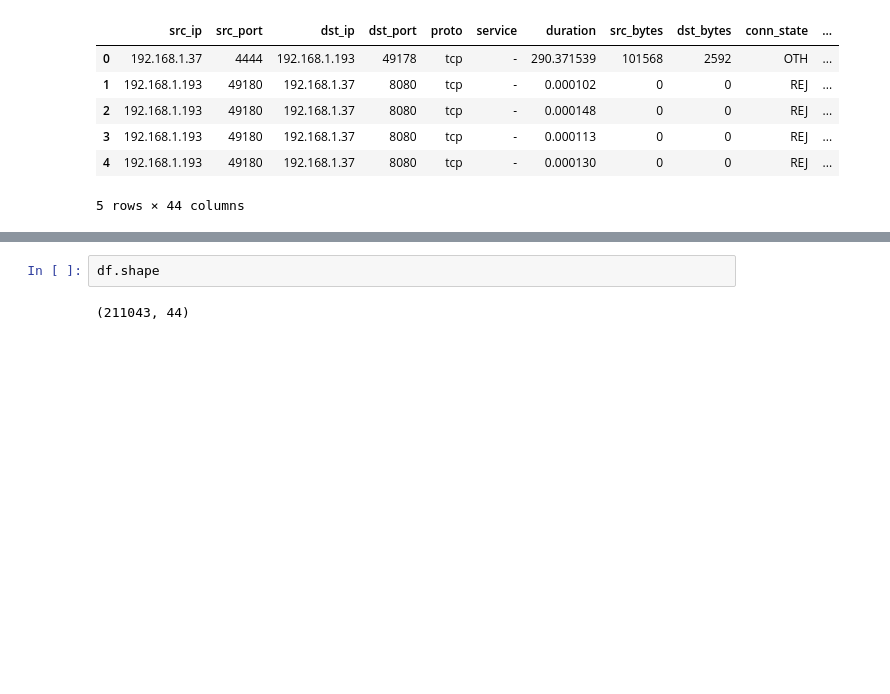
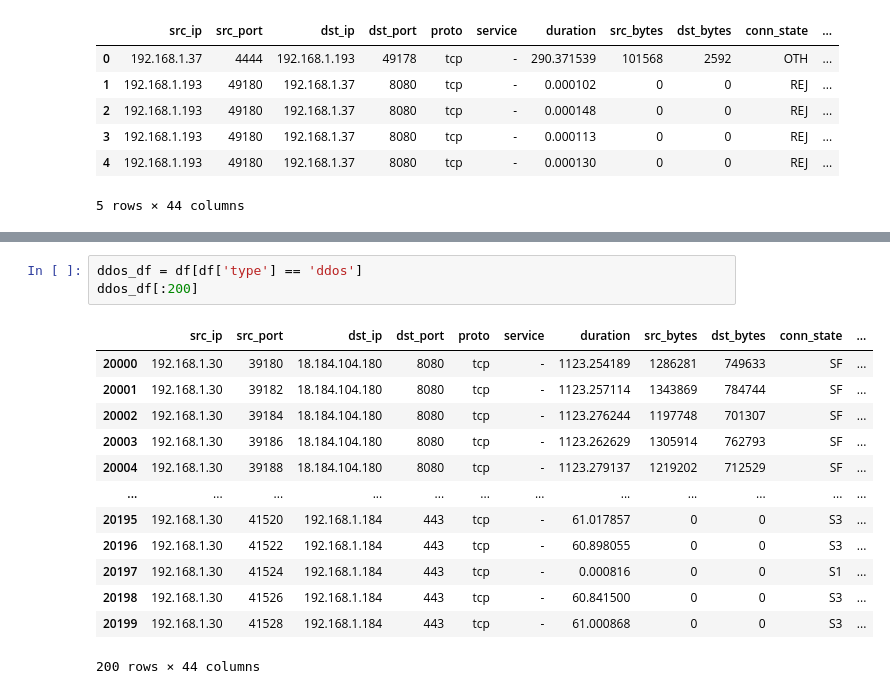
Before and after one commit to learningnoobi/anamoly-detection, a Jupyter notebook: notebooks/check.ipynb, the cells around one changed output, grey strips where cells are left out. Cells and saved outputs as stored; diff of their text form; blank space fills up the shorter version.

```diff
--- a/notebooks/check.ipynb
+++ b/notebooks/check.ipynb
@@ -28,6 +27,19 @@ df.head()
 5 rows × 44 columns
 # %%
-df.shape
+ddos_df = df[df['type'] == 'ddos']
+ddos_df[:200]
 # %% [output]
+|  | src_ip | src_port | dst_ip | dst_port | proto | service | duration | src_bytes | dst_bytes | conn_state | ... |
+| 20000 | 192.168.1.30 | 39180 | 18.184.104.180 | 8080 | tcp | - | 1123.254189 | 1286281 | 749633 | SF | ... |
+| 20001 | 192.168.1.30 | 39182 | 18.184.104.180 | 8080 | tcp | - | 1123.257114 | 1343869 | 784744 | SF | ... |
+| 20002 | 192.168.1.30 | 39184 | 18.184.104.180 | 8080 | tcp | - | 1123.276244 | 1197748 | 701307 | SF | ... |
+| 20003 | 192.168.1.30 | 39186 | 18.184.104.180 | 8080 | tcp | - | 1123.262629 | 1305914 | 762793 | SF | ... |
+| 20004 | 192.168.1.30 | 39188 | 18.184.104.180 | 8080 | tcp | - | 1123.279137 | 1219202 | 712529 | SF | ... |
+| ... | ... | ... | ... | ... | ... | ... | ... | ... | ... | ... | ... |
+| 20195 | 192.168.1.30 | 41520 | 192.168.1.184 | 443 | tcp | - | 61.017857 | 0 | 0 | S3 | ... |
+| 20196 | 192.168.1.30 | 41522 | 192.168.1.184 | 443 | tcp | - | 60.898055 | 0 | 0 | S3 | ... |
+| 20197 | 192.168.1.30 | 41524 | 192.168.1.184 | 443 | tcp | - | 0.000816 | 0 | 0 | S1 | ... |
+| 20198 | 192.168.1.30 | 41526 | 192.168.1.184 | 443 | tcp | - | 60.841500 | 0 | 0 | S3 | ... |
+| 20199 | 192.168.1.30 | 41528 | 192.168.1.184 | 443 | tcp | - | 61.000868 | 0 | 0 | S3 | ... |
-(211043, 44)
+200 rows × 44 columns
 # %%
```
Also changed, not shown: parts of 35 cells of this notebook, 14 other files.
